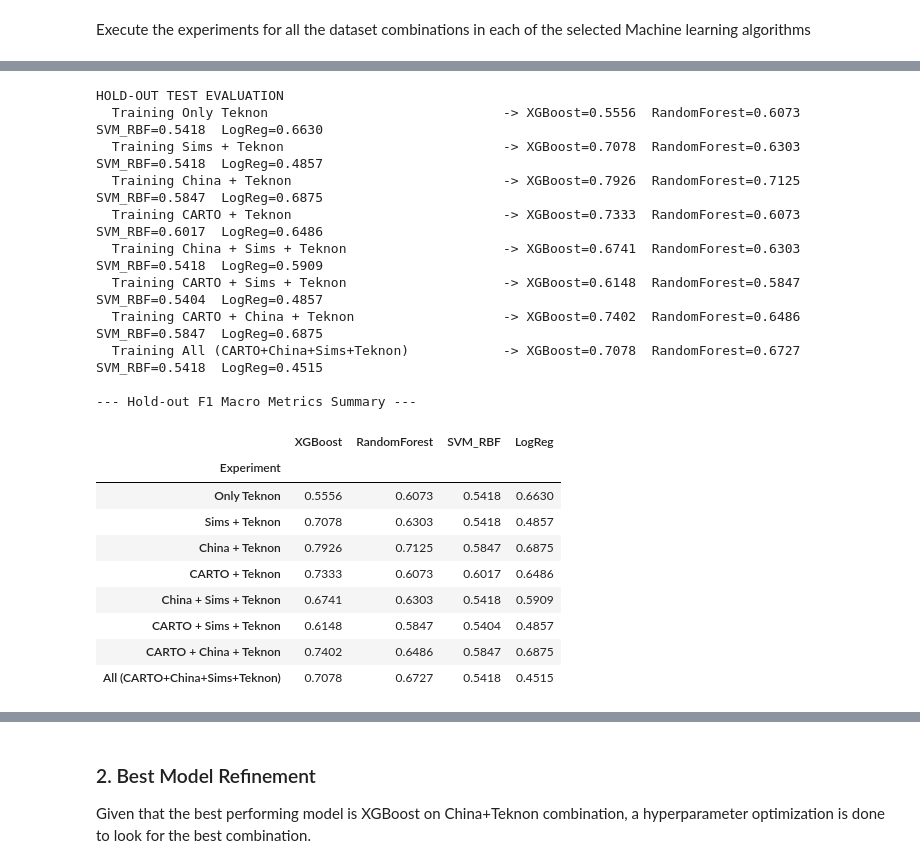
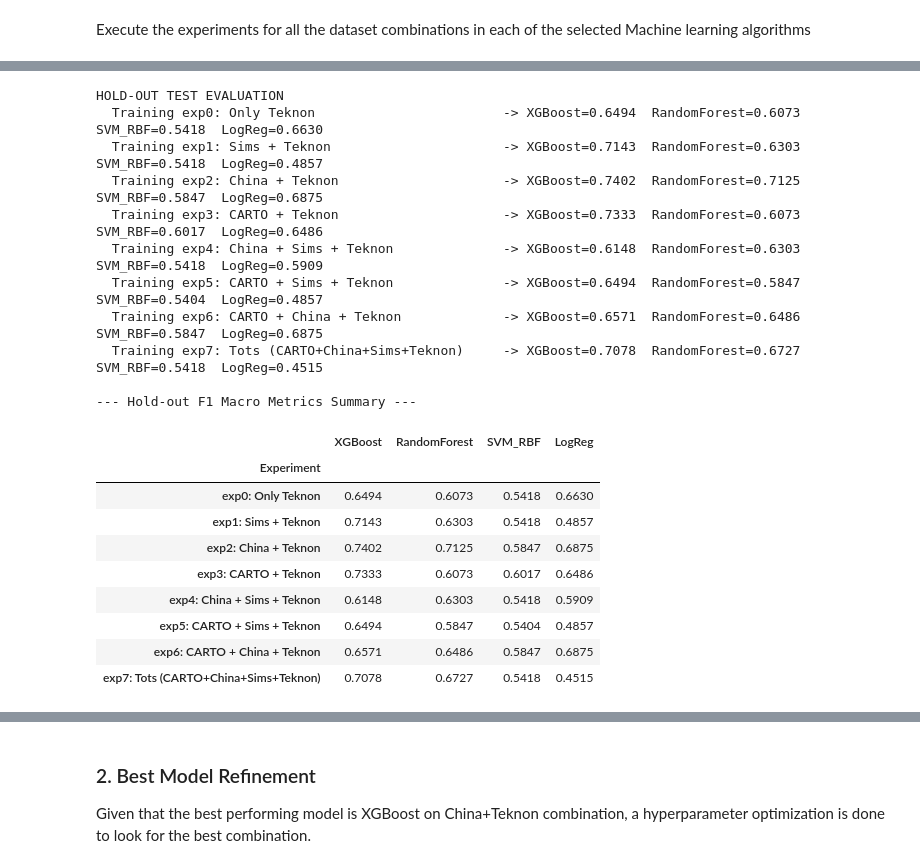
Before and after one commit to Maria65432/CompBioMed_2026, a Jupyter notebook: Notebooks/EXP2_FeatureBased_BinaryClassifier.ipynb, the cells around one changed output, grey strips where cells are left out. Drawn from its saved outputs; the diff is of its cells as text; code cells hidden in the pictures.

```diff
--- a/Notebooks/EXP2_FeatureBased_BinaryClassifier.ipynb
+++ b/Notebooks/EXP2_FeatureBased_BinaryClassifier.ipynb
@@ -399,7 +462,7 @@ BAR_WIDTH = 0.2
 # Define identical architecture base models
 models_base = {
     'XGBoost': xgb.XGBClassifier(
-        n_estimators=200, max_depth=8, random_state=RANDOM_STATE,
+        n_estimators=150, max_depth=8, random_state=RANDOM_STATE,
         eval_metric='logloss', verbosity=0
     ),
     'RandomForest': RandomForestClassifier(
@@ -470,14 +533,14 @@ X_ho = df_tek_test[FEATURE_COLS].values
 y_ho = df_tek_test['target'].values.astype(np.int64)
 
 experiments_extra = {
-    'Only Teknon': None,
-    'Sims + Teknon': df_sims,
-    'China + Teknon': df_china,
-    'CARTO + Teknon': df_carto,
-    'China + Sims + Teknon': df_e4,
-    'CARTO + Sims + Teknon': df_e5,
-    'CARTO + China + Teknon': df_e6,
-    'All (CARTO+China+Sims+Teknon)': df_e7
+    'exp0: Only Teknon': None,
+    'exp1: Sims + Teknon': df_sims,
+    'exp2: China + Teknon': df_china,
+    'exp3: CARTO + Teknon': df_carto,
+    'exp4: China + Sims + Teknon': df_e4,
+    'exp5: CARTO + Sims + Teknon': df_e5,
+    'exp6: CARTO + China + Teknon': df_e6,
+    'exp7: Tots (CARTO+China+Sims+Teknon)': df_e7
 }
 
 holdout_results = []
@@ -498,49 +561,49 @@ for exp_name, df_extra in experiments_extra.items():
     print(f"  Training {exp_name:<40}", end=' -> ')
 
     for name, clf in models_base.items():
         clf_clone = copy.deepcopy(clf)
         clf_clone.fit(X_train_full, y_train_full)
         preds = clf_clone.predict(X_ho)
 
         score = f1_score(y_ho, preds, average='macro', zero_division=0)
         row[name] = score
         print(f"{name}={score:.4f}", end='  ')
 
         # Track the best model overall for the confusion matrix display
         if score > best_score:
             best_score = score
             best_cm_data = confusion_matrix(y_ho, preds)
             best_model_info = {'model': name, 'experiment': exp_name, 'score': score}
 
     print()
     holdout_results.append(row)
 
 df_holdout = pd.DataFrame(holdout_results).set_index('Experiment')
 
 print('\n--- Hold-out F1 Macro Metrics Summary ---')
 display(df_holdout.round(4))
 # %% [output]
 HOLD-OUT TEST EVALUATION
-  Training Only Teknon                              -> XGBoost=0.5556  RandomForest=0.6073  SVM_RBF=0.5418  LogReg=0.6630
-  Training Sims + Teknon                            -> XGBoost=0.7078  RandomForest=0.6303  SVM_RBF=0.5418  LogReg=0.4857
-  Training China + Teknon                           -> XGBoost=0.7926  RandomForest=0.7125  SVM_RBF=0.5847  LogReg=0.6875
-  Training CARTO + Teknon                           -> XGBoost=0.7333  RandomForest=0.6073  SVM_RBF=0.6017  LogReg=0.6486
-  Training China + Sims + Teknon                    -> XGBoost=0.6741  RandomForest=0.6303  SVM_RBF=0.5418  LogReg=0.5909
-  Training CARTO + Sims + Teknon                    -> XGBoost=0.6148  RandomForest=0.5847  SVM_RBF=0.5404  LogReg=0.4857
-  Training CARTO + China + Teknon                   -> XGBoost=0.7402  RandomForest=0.6486  SVM_RBF=0.5847  LogReg=0.6875
-  Training All (CARTO+China+Sims+Teknon)            -> XGBoost=0.7078  RandomForest=0.6727  SVM_RBF=0.5418  LogReg=0.4515
+  Training exp0: Only Teknon                        -> XGBoost=0.6494  RandomForest=0.6073  SVM_RBF=0.5418  LogReg=0.6630
+  Training exp1: Sims + Teknon                      -> XGBoost=0.7143  RandomForest=0.6303  SVM_RBF=0.5418  LogReg=0.4857
+  Training exp2: China + Teknon                     -> XGBoost=0.7402  RandomForest=0.7125  SVM_RBF=0.5847  LogReg=0.6875
+  Training exp3: CARTO + Teknon                     -> XGBoost=0.7333  RandomForest=0.6073  SVM_RBF=0.6017  LogReg=0.6486
+  Training exp4: China + Sims + Teknon              -> XGBoost=0.6148  RandomForest=0.6303  SVM_RBF=0.5418  LogReg=0.5909
+  Training exp5: CARTO + Sims + Teknon              -> XGBoost=0.6494  RandomForest=0.5847  SVM_RBF=0.5404  LogReg=0.4857
+  Training exp6: CARTO + China + Teknon             -> XGBoost=0.6571  RandomForest=0.6486  SVM_RBF=0.5847  LogReg=0.6875
+  Training exp7: Tots (CARTO+China+Sims+Teknon)     -> XGBoost=0.7078  RandomForest=0.6727  SVM_RBF=0.5418  LogReg=0.4515
 
 --- Hold-out F1 Macro Metrics Summary ---
 |  | XGBoost | RandomForest | SVM_RBF | LogReg |
 | Experiment |  |  |  |  |
-| Only Teknon | 0.5556 | 0.6073 | 0.5418 | 0.6630 |
-| Sims + Teknon | 0.7078 | 0.6303 | 0.5418 | 0.4857 |
-| China + Teknon | 0.7926 | 0.7125 | 0.5847 | 0.6875 |
-| CARTO + Teknon | 0.7333 | 0.6073 | 0.6017 | 0.6486 |
-| China + Sims + Teknon | 0.6741 | 0.6303 | 0.5418 | 0.5909 |
-| CARTO + Sims + Teknon | 0.6148 | 0.5847 | 0.5404 | 0.4857 |
-| CARTO + China + Teknon | 0.7402 | 0.6486 | 0.5847 | 0.6875 |
-| All (CARTO+China+Sims+Teknon) | 0.7078 | 0.6727 | 0.5418 | 0.4515 |
+| exp0: Only Teknon | 0.6494 | 0.6073 | 0.5418 | 0.6630 |
+| exp1: Sims + Teknon | 0.7143 | 0.6303 | 0.5418 | 0.4857 |
+| exp2: China + Teknon | 0.7402 | 0.7125 | 0.5847 | 0.6875 |
+| exp3: CARTO + Teknon | 0.7333 | 0.6073 | 0.6017 | 0.6486 |
+| exp4: China + Sims + Teknon | 0.6148 | 0.6303 | 0.5418 | 0.5909 |
+| exp5: CARTO + Sims + Teknon | 0.6494 | 0.5847 | 0.5404 | 0.4857 |
+| exp6: CARTO + China + Teknon | 0.6571 | 0.6486 | 0.5847 | 0.6875 |
+| exp7: Tots (CARTO+China+Sims+Teknon) | 0.7078 | 0.6727 | 0.5418 | 0.4515 |
 # %%
 # Plotting and visualization
 
```
Also changed, not shown: parts of 20 cells of this notebook.
